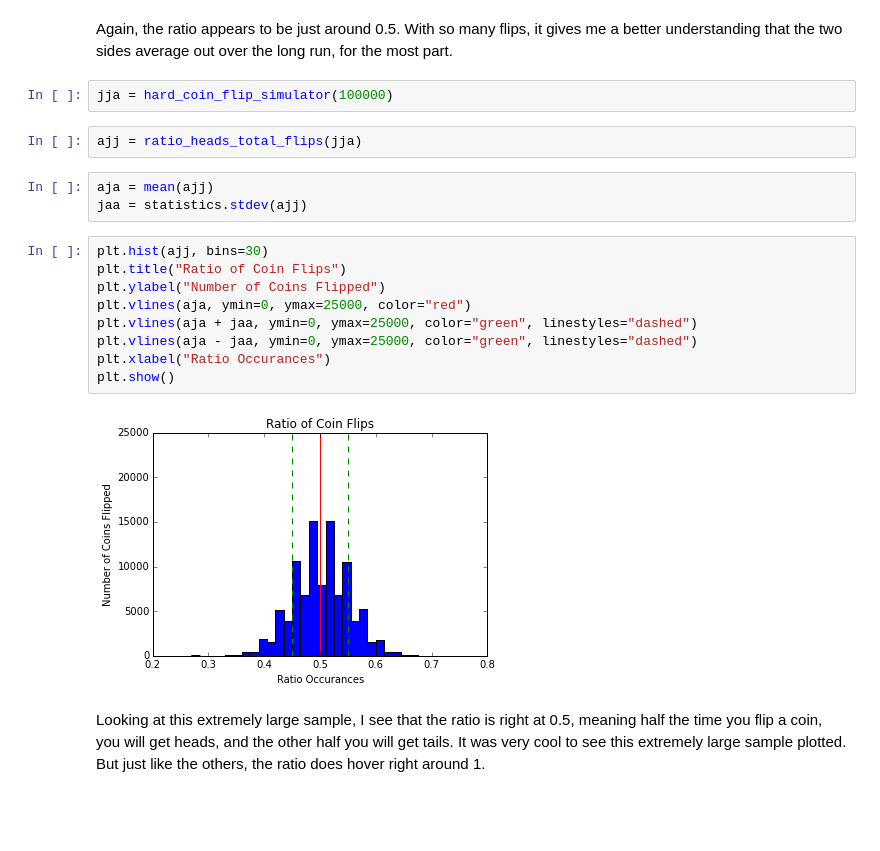
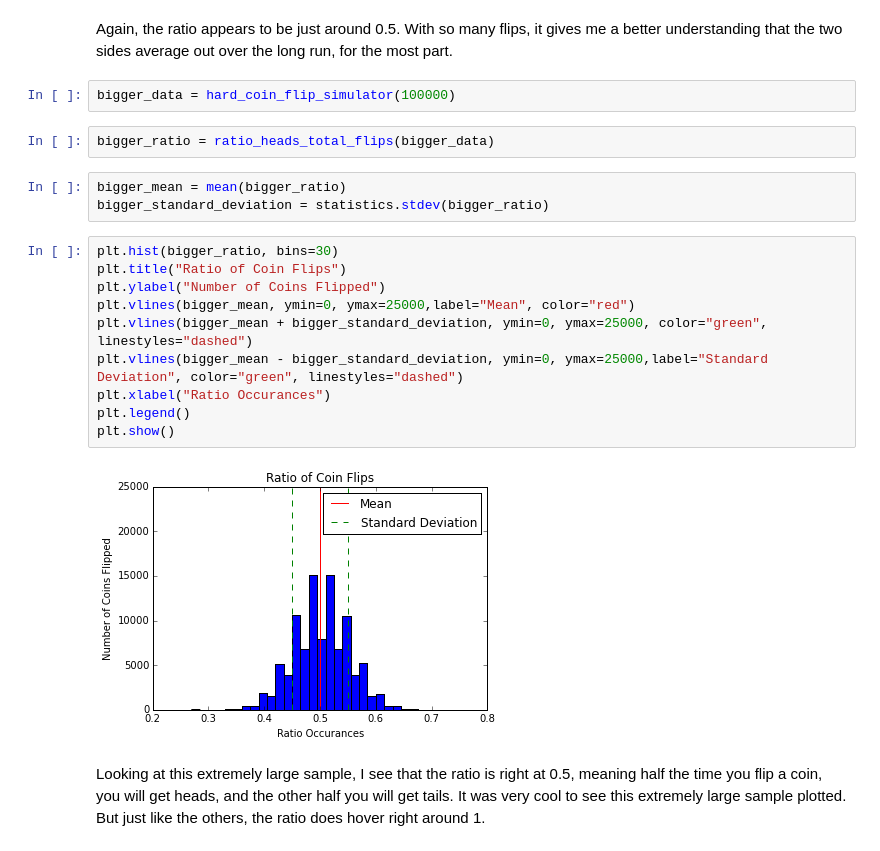
Before and after one commit to tiy-gvl-python-2015-09/charting-coin-flips, a Jupyter notebook: Charting coin-flips -- W3D2 Homework.ipynb, the cells around one changed output. Drawn from its saved outputs; the diff is of its cells as text; blank space fills up the shorter version.

Commit message:
Changed variable names.  Added legends to histograms

```diff
--- a/Charting coin-flips -- W3D2 Homework.ipynb
+++ b/Charting coin-flips -- W3D2 Homework.ipynb
@@ -141,23 +143,24 @@ plt.show()
 # %% [markdown]
 Again, the ratio appears to be just around 0.5.  With so many flips, it gives me a better understanding that the two sides average out over the long run, for the most part.
 # %%
-jja = hard_coin_flip_simulator(100000)
+bigger_data = hard_coin_flip_simulator(100000)
-# %%
-ajj = ratio_heads_total_flips(jja)
-# %%
-aja = mean(ajj)
-jaa = statistics.stdev(ajj)
+# %%
+bigger_ratio = ratio_heads_total_flips(bigger_data)
+# %%
+bigger_mean = mean(bigger_ratio)
+bigger_standard_deviation = statistics.stdev(bigger_ratio)
 # %%
-plt.hist(ajj, bins=30)
+plt.hist(bigger_ratio, bins=30)
 plt.title("Ratio of Coin Flips")
 plt.ylabel("Number of Coins Flipped")
-plt.vlines(aja, ymin=0, ymax=25000, color="red")
-plt.vlines(aja + jaa, ymin=0, ymax=25000, color="green", linestyles="dashed")
-plt.vlines(aja - jaa, ymin=0, ymax=25000, color="green", linestyles="dashed")
+plt.vlines(bigger_mean, ymin=0, ymax=25000,label="Mean", color="red")
+plt.vlines(bigger_mean + bigger_standard_deviation, ymin=0, ymax=25000, color="green", linestyles="dashed")
+plt.vlines(bigger_mean - bigger_standard_deviation, ymin=0, ymax=25000,label="Standard Deviation", color="green", linestyles="dashed")
 plt.xlabel("Ratio Occurances")
+plt.legend()
 plt.show()
 # %% [output]
-[figure, old version]
+[figure, new version]
 # %% [markdown]
 Looking at this extremely large sample, I see that the ratio is right at 0.5, meaning half the time you flip a coin, you will get heads, and the other half you will get tails.  It was very cool to see this extremely large sample plotted.  But just like the others, the ratio does hover right around 1.
 # %%
```
Also changed, not shown: parts of 13 cells of this notebook.
